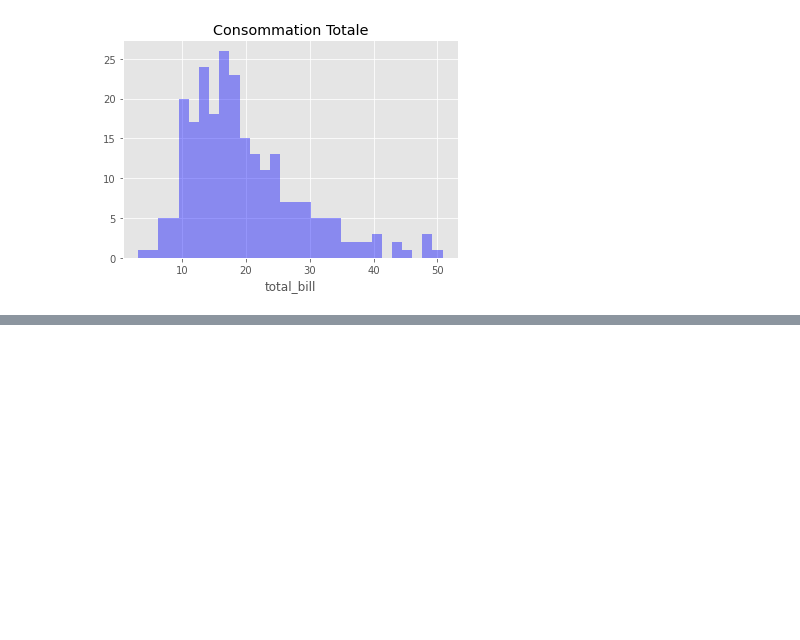
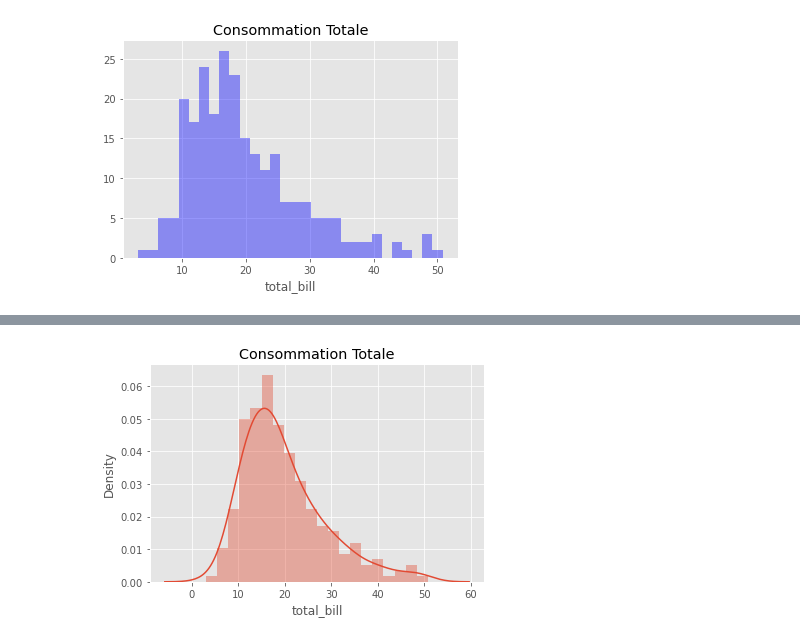
Before and after one commit to camara94/Statistique_pour_la_datascience, a Jupyter notebook: Visualisation univariée des données.ipynb, the cells around one changed output, grey strips where cells are left out. Drawn from its saved outputs; the diff is of its cells as text; code cells hidden in the pictures; blank space fills up the shorter version.

```diff
--- a/Visualisation univariée des données.ipynb
+++ b/Visualisation univariée des données.ipynb
@@ -40,0 +43,6 @@ sns.distp
+# %%
+# Histogramme du montant  de la consommation
+
+sns.distplot(df.total_bill, bins=20, hist=True, kde=True).set_title('Consommation Totale');
+# %% [output]
+[figure, added]
```
Also changed, not shown: parts of 1 cell of this notebook.
